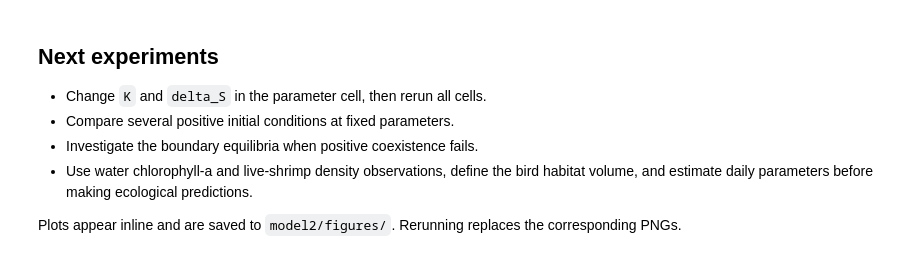
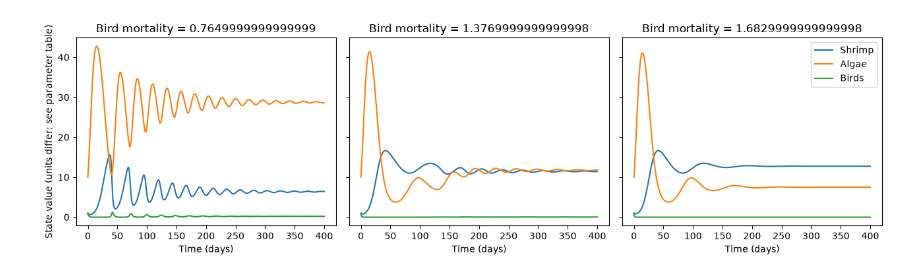
Before and after one commit to lukerichards8/great-salt-lake-model, a Jupyter notebook: model2/phase2_model.ipynb, the cells around one changed output. Cells and saved outputs as stored; diff of their text form; code cells hidden in the pictures.

```diff
--- a/model2/phase2_model.ipynb
+++ b/model2/phase2_model.ipynb
@@ -206,23 +173,14 @@ Compare mortality rates below and above the positive coexistence threshold. The
 # %%
 fig, axes = plt.subplots(1, 3, figsize=(13, 3.8), sharex=True, sharey=True)
 for ax, mortality in zip(axes, [0.5*threshold, 0.9*threshold, 1.1*threshold]):
-    trial = replace(p, delta_B=mortality)
-    result = simulate(trial)
+    result = simulate(y0, T, mortality)
     for i, label in enumerate(['Shrimp', 'Algae', 'Birds']):
         ax.plot(result.t, result.y[i], label=label)
     ax.set(title=f'Bird mortality = {mortality}', xlabel='Time (days)')
 axes[0].set_ylabel('State value (units differ; see parameter table)')
 axes[-1].legend()
 fig.tight_layout()
-save_figure(fig, "bird_mortality_comparison.png")
 plt.show()
+# %% [output]
+[figure, added]
-# %% [markdown]
-## Next experiments
-
-- Change `K` and `delta_S` in the parameter cell, then rerun all cells.
-- Compare several positive initial conditions at fixed parameters.
-- Investigate the boundary equilibria when positive coexistence fails.
-- Use water chlorophyll-a and live-shrimp density observations, define the bird habitat volume, and estimate daily parameters before making ecological predictions.
-
-Plots appear inline and are saved to `model2/figures/`. Rerunning replaces the corresponding PNGs.
 # %% [markdown]
```
Also changed, not shown: parts of 12 cells of this notebook, 1 other file.
